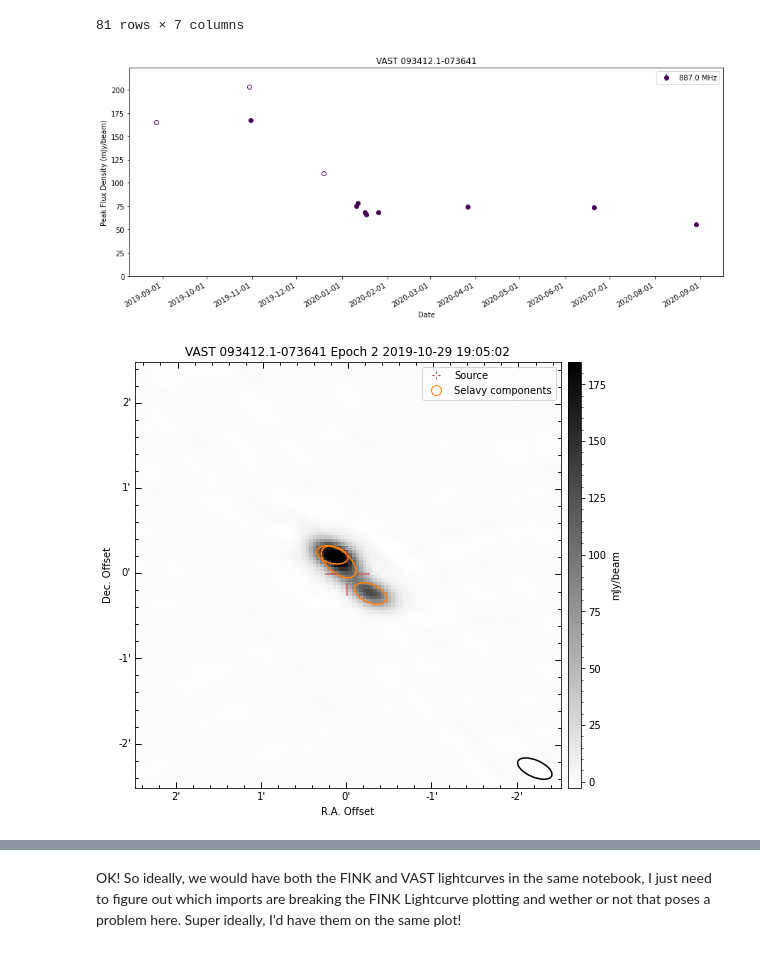
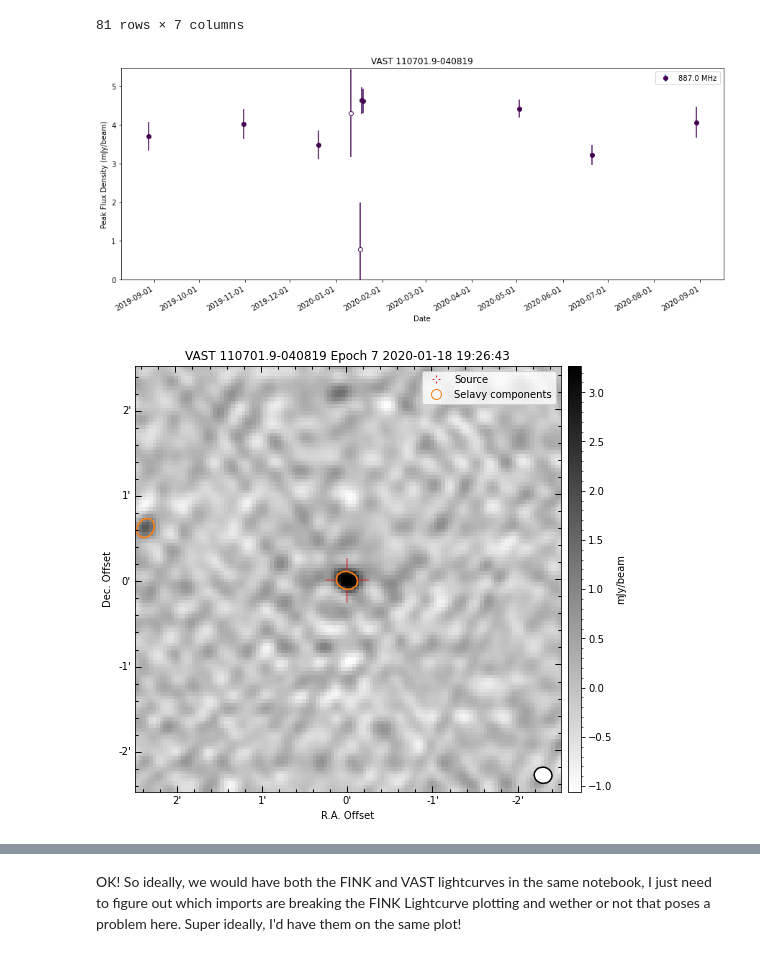
Before and after one commit to CallanG258/Project_VAST_FINK, a Jupyter notebook: VAST_Lightcurve_Plotting.ipynb, the cells around one changed output, grey strips where cells are left out. Drawn from its saved outputs; the diff is of its cells as text; code cells hidden in the pictures.

```diff
--- a/VAST_Lightcurve_Plotting.ipynb
+++ b/VAST_Lightcurve_Plotting.ipynb
@@ -187,16 +187,16 @@ family_list
 81 rows × 7 columns
 # %%
 #getting info from specific source
-star_source=my_run.get_source(3985063)
+star_source=my_run.get_source(3642158)
 # %%
 #plotting the light curve of that specific source
 star_source.plot_lightcurve(figsize=(15,6))
 # %% [output]
-[figure, old version]
+[figure, new version]
 # %%
-star_source.show_png_cutout('2')
+star_source.show_png_cutout('7')
 # %% [output]
-[figure, old version]
+[figure, new version]
 # %%
 star_source.show_all_png_cutouts(columns=3, figsize=(10,10))
 # %% [output]
```
Also changed, not shown: parts of 1 cell of this notebook, 3 other files.
